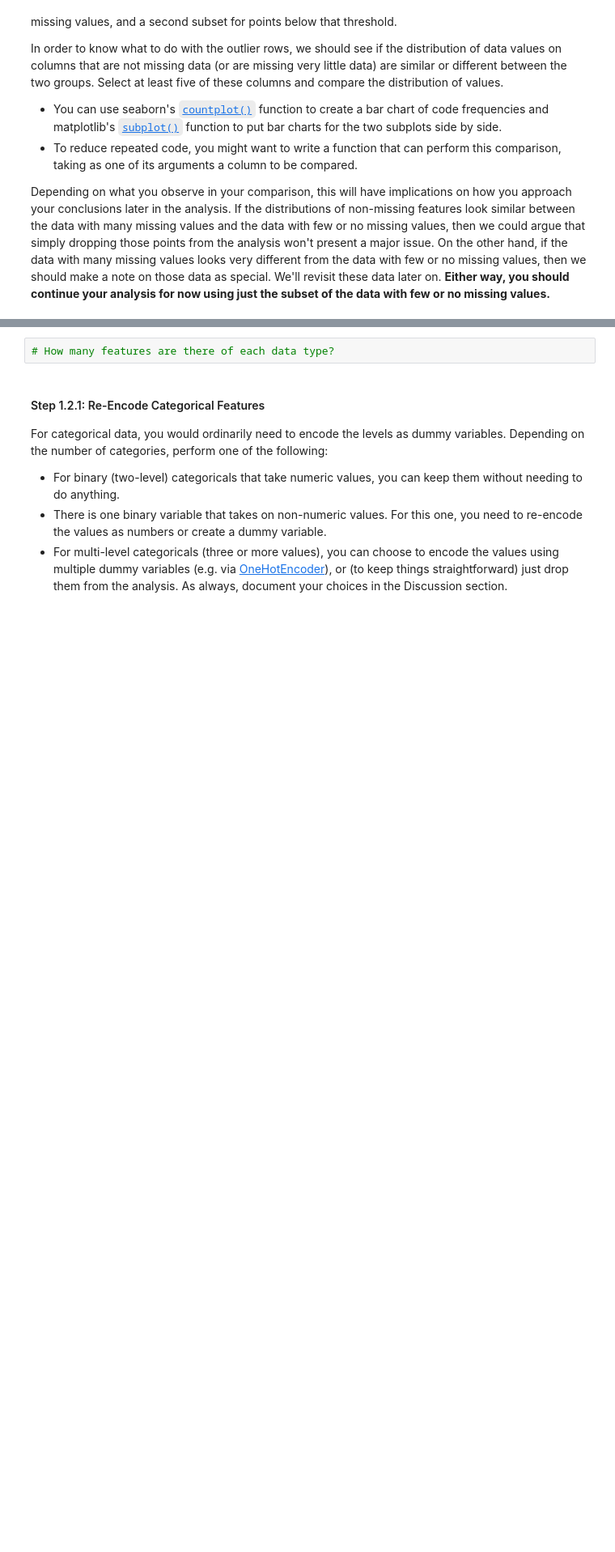
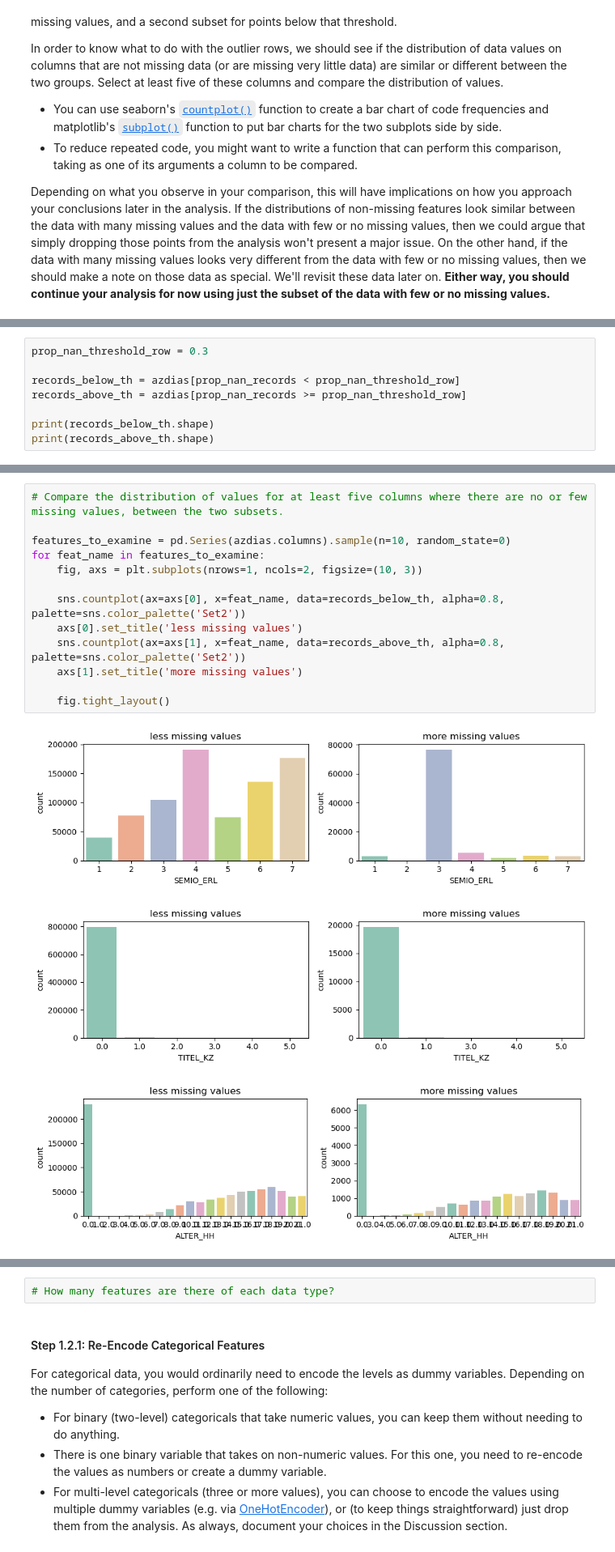
Before and after one commit to dorottyawinter/identify_customer_segments, a Jupyter notebook: Identify_Customer_Segments.ipynb, the cells around one changed output, grey strips where cells are left out. Shown: that part at 81% size. Drawn from its saved outputs; the diff is of its cells as text; blank space fills up the shorter version.

```diff
--- a/Identify_Customer_Segments.ipynb
+++ b/Identify_Customer_Segments.ipynb
@@ -302,0 +343,8 @@ Depending on what you observe in your comparison, this will have implications on
+# %%
+prop_nan_threshold_row = 0.3
+
+records_below_th = azdias[prop_nan_records < prop_nan_threshold_row]
+records_above_th = azdias[prop_nan_records >= prop_nan_threshold_row]
+
+print(records_below_th.shape)
+print(records_above_th.shape)
@@ -302,0 +373,17 @@ Depending on what you observe in your comparison, this will have implications on
+# %%
+# Compare the distribution of values for at least five columns where there are no or few missing values, between the two subsets.
+
+features_to_examine = pd.Series(azdias.columns).sample(n=10, random_state=0)
+for feat_name in features_to_examine:
+    fig, axs = plt.subplots(nrows=1, ncols=2, figsize=(10, 3))
+
+    sns.countplot(ax=axs[0], x=feat_name, data=records_below_th, alpha=0.8, palette=sns.color_palette('Set2'))
+    axs[0].set_title('less missing values')
+    sns.countplot(ax=axs[1], x=feat_name, data=records_above_th, alpha=0.8, palette=sns.color_palette('Set2'))
+    axs[1].set_title('more missing values')
+
+    fig.tight_layout()
+# %% [output]
+[figure, added]
+[figure, added]
+[figure, added]
```
Also changed, not shown: parts of 17 cells of this notebook.
